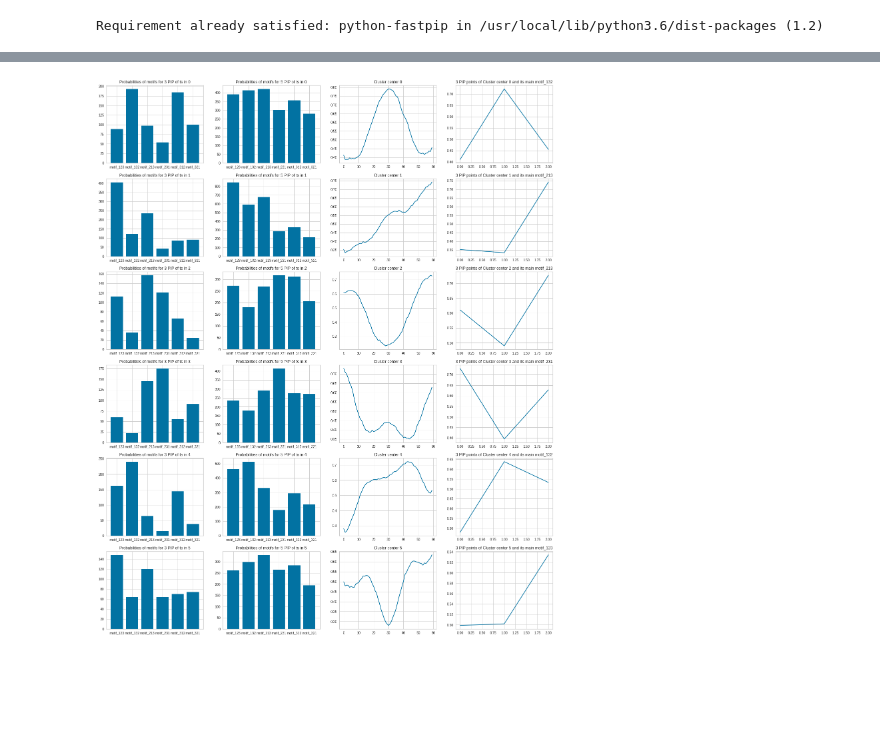
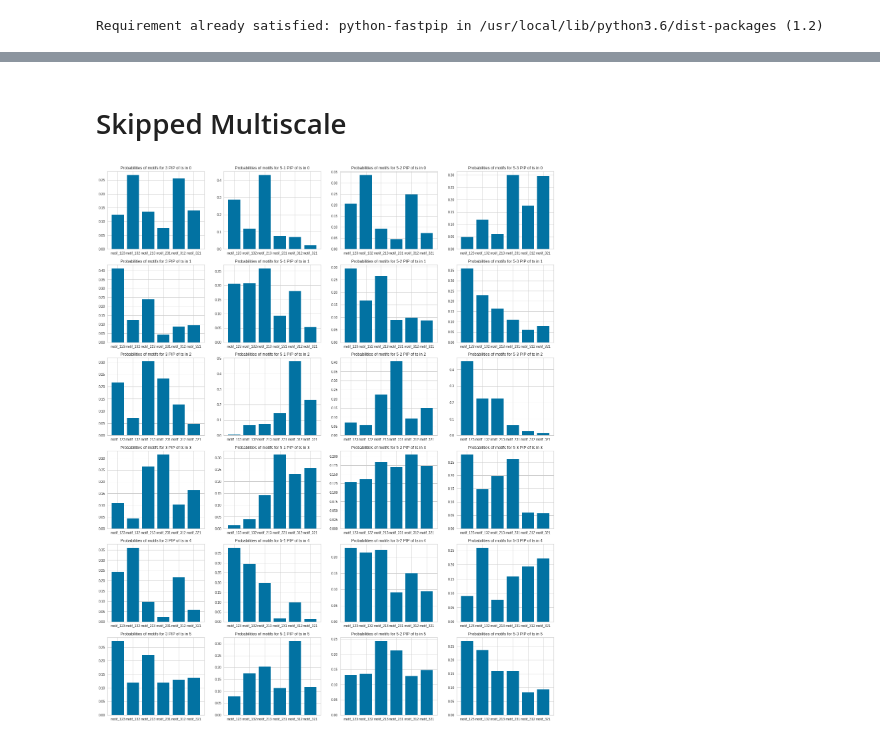
Before and after one commit to mtchibozo/Capstone-Fall-2020, a Jupyter notebook: skipped-padded/clustering_pipeline/padded_skipped_fourier_clustering.ipynb, the cells around one changed output, grey strips where cells are left out. Cells and saved outputs as stored; diff of their text form; code cells hidden in the pictures; blank space fills up the shorter version.

```diff
--- a/skipped-padded/clustering_pipeline/padded_skipped_fourier_clustering.ipynb
+++ b/skipped-padded/clustering_pipeline/padded_skipped_fourier_clustering.ipynb
@@ -220,6 +171,0 @@ visualizer.show();
-# %%
-for k in range(4, 7):
-  model_sil = KMeans(n_clusters=k)
-  visualizer = SilhouetteVisualizer(model_sil, colors='yellowbrick')
-  visualizer.fit(flatten(skipped_values))
-  visualizer.show()
@@ -240,6 +171,0 @@ visualizer.show();
-# %%
-for k in range(5, 8):
-  model_sil = KMeans(n_clusters=k)
-  visualizer = SilhouetteVisualizer(model_sil, colors='yellowbrick')
-  visualizer.fit(flatten(consecutive_values))
-  visualizer.show()
@@ -280,8 +202,0 @@ visualizer.silhouette_score_
-# %%
-def one_dimention_skipped(X):
-  return [i[:,0] for i in X]
-
-def one_dimention_cons(X):
-  return [i[:,2] for i in X]
-
-copy_skipped_1d = one_dimention_skipped(copy_skipped[2])
@@ -389,42 +321,39 @@ fig.savefig("motif_analysis.png")
+# %% [markdown]
+# Skipped Multiscale
 # %%
 import collections
-import operator
 
 n_clusters = 6
 ncols = 4
 nrows = n_clusters
-fig, ax = plt.subplots(nrows=n_clusters, ncols= 4, figsize=(6*ncols, 5*nrows))
-keep_strong_motifs = {}
 
-for cluster in range(6):
+ncols = 4
+nrows = n_clusters
+fig, ax = plt.subplots(nrows=n_clusters, ncols=4, figsize=(6*ncols, 5*nrows))
+
+for cluster in range(n_clusters):
+
   copy_skipped_1d = one_dimention_skipped(copy_skipped[cluster])
 
   # reduce dimentions of each ts to 3
-  x_3 = reduce_dimension(np.array(copy_skipped_1d),3)
+  pip_3 = reduce_dimension(np.array(copy_skipped_1d),3)
   # get 3 dim motifs count
-  dict_3_motifs = od = collections.OrderedDict(sorted(motif_dictionary(x_3).items()))
+  dict_motifs = od = collections.OrderedDict(sorted(motif_dictionary(pip_3).items()))
+  ax[cluster,0].bar(list(dict_motifs.keys()), list(normalize(dict_motifs).values()))
+  ax[cluster,0].title.set_text('Probabilities of motifs for 3 PIP of ts in '+str(cluster))
 
-  # reduce dimentions of each ts to 4
-  x_4 = reduce_dimension(np.array(copy_skipped_1d),5)
-  # get 4 dim motifs count
-  x_4_3_pip_patterns = create_new_list(x_4)
-  dict_4_motifs = collections.OrderedDict(sorted(motif_dictionary(x_4_3_pip_patterns).items()))
+  # reduce dimentions of each ts to 5
+  pip_5 = reduce_dimension(np.array(copy_skipped_1d),5)
+  dict_motifs = od = collections.OrderedDict(sorted(motif_dictionary(pip_5[:,:3]).items()))
+  ax[cluster,1].bar(list(dict_motifs.keys()), np.array(list(dict_motifs.values())) / len(copy_skipped_1d) )
+  ax[cluster,1].title.set_text('Probabilities of motifs for 5-1 PIP of ts in '+str(cluster))
 
-  context_center = np.array(dict_skipped[cluster]['consecutive_mean'])
+  dict_motifs = od = collections.OrderedDict(sorted(motif_dictionary(pip_5[:,1:4]).items()))
+  ax[cluster,2].bar(list(dict_motifs.keys()), np.array(list(dict_motifs.values())) / len(copy_skipped_1d) )
+  ax[cluster,2].title.set_text('Probabilities of motifs for 5-2 PIP of ts in '+str(cluster))
 
-  # 3 pip cluster center
-  pip3_cluster_center = reduce_dimension(context_center.reshape(1,-1),3)[0]
-  motif_of_pip3_cluster_center = label_motif_general(pip3_cluster_center)
-
-  # plot axis
-  ax[cluster,0].bar(list(dict_3_motifs.keys()), list(dict_3_motifs.values()))
-  ax[cluster,0].title.set_text('Probabilities of motifs for 3 PIP of ts in '+str(cluster))
-  ax[cluster,1].bar(list(dict_4_motifs.keys()), list(dict_4_motifs.values()))
-  ax[cluster,1].title.set_text('Probabilities of motifs for 5 PIP of ts in '+str(cluster))
-  ax[cluster,2].plot(context_center)
-  ax[cluster,2].title.set_text('Cluster center '+str(cluster))
-  ax[cluster,3].plot(reduce_dimension(context_center.reshape(1,-1),3)[0])
-  ax[cluster,3].title.set_text("3 PIP points of Cluster center "+str(cluster)+" and its main "+ motif_of_pip3_cluster_center)
-fig.savefig("motif_analysis.png")
+  dict_motifs = od = collections.OrderedDict(sorted(motif_dictionary(pip_5[:,2:]).items()))
+  ax[cluster,3].bar(list(dict_motifs.keys()), np.array(list(dict_motifs.values())) / len(copy_skipped_1d) )
+  ax[cluster,3].title.set_text('Probabilities of motifs for 5-3 PIP of ts in '+str(cluster))
 # %% [output]
-[figure, old version]
+[figure, new version]
```
Also changed, not shown: parts of 34 cells of this notebook.
